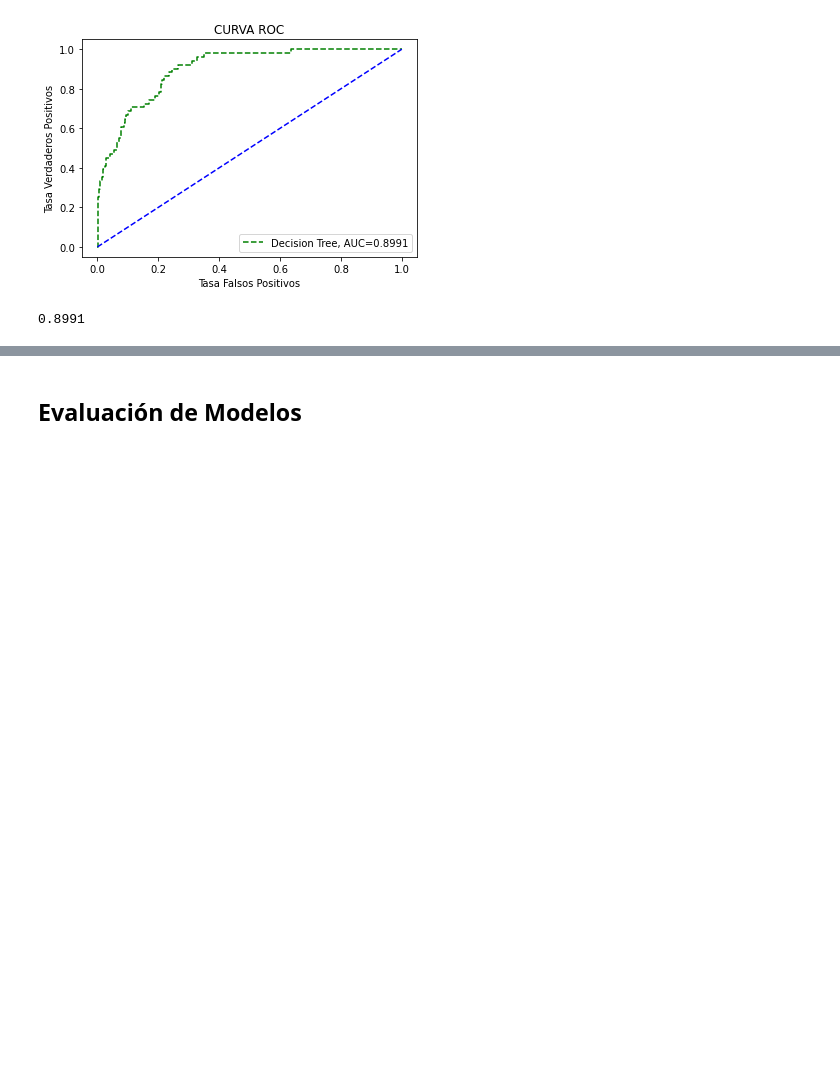
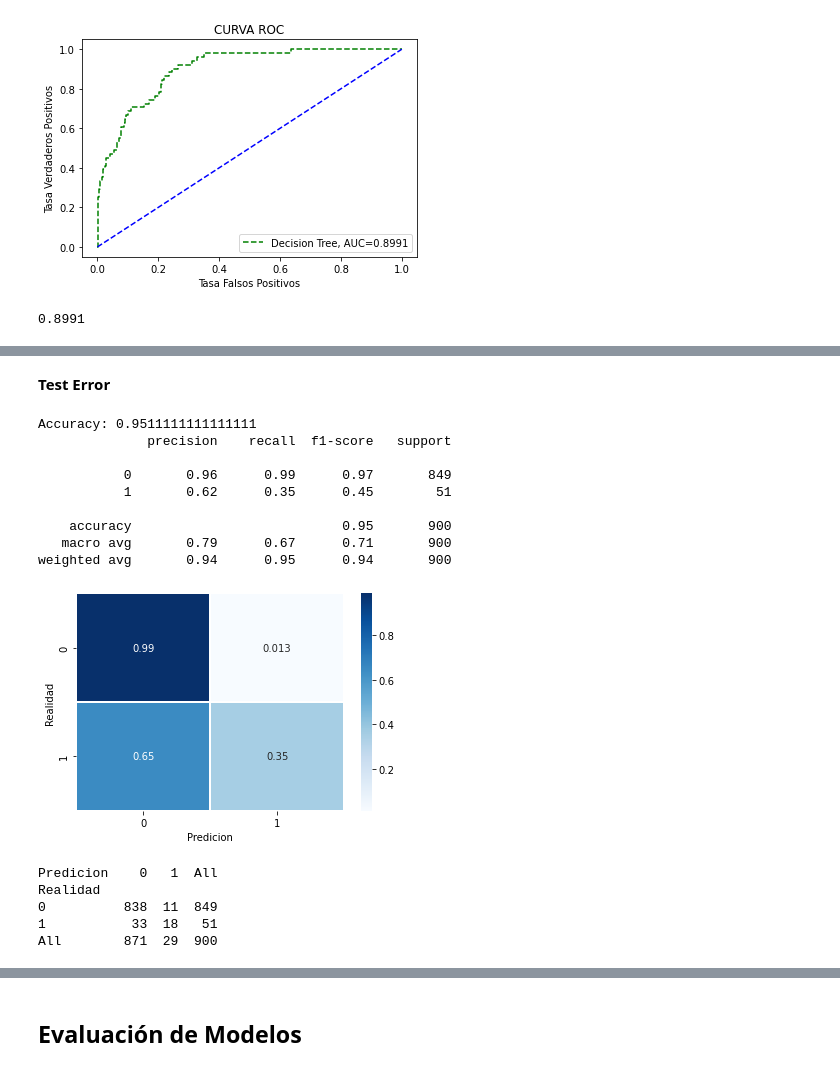
Before and after one commit to Oscar19922017/ProyectoPropensionCompra, a Jupyter notebook: Modelos.ipynb, the cells around one changed output, grey strips where cells are left out. Cells and saved outputs as stored; diff of their text form; code cells hidden in the pictures; blank space fills up the shorter version.

```diff
--- a/Modelos.ipynb
+++ b/Modelos.ipynb
@@ -1496,0 +1669,20 @@ AUC_test_XGB
+# %% [markdown]
+**Test Error**
+# %%
+MetricasMatrixConfusion(y_test,xgb_model_opt,x_test)
+# %% [output]
+Accuracy: 0.9511111111111111
+              precision    recall  f1-score   support
+
+           0       0.96      0.99      0.97       849
+           1       0.62      0.35      0.45        51
+
+    accuracy                           0.95       900
+   macro avg       0.79      0.67      0.71       900
+weighted avg       0.94      0.95      0.94       900
+[figure, added]
+Predicion    0   1  All
+Realidad
+0          838  11  849
+1           33  18   51
+All        871  29  900
```
Also changed, not shown: parts of 56 cells of this notebook.
